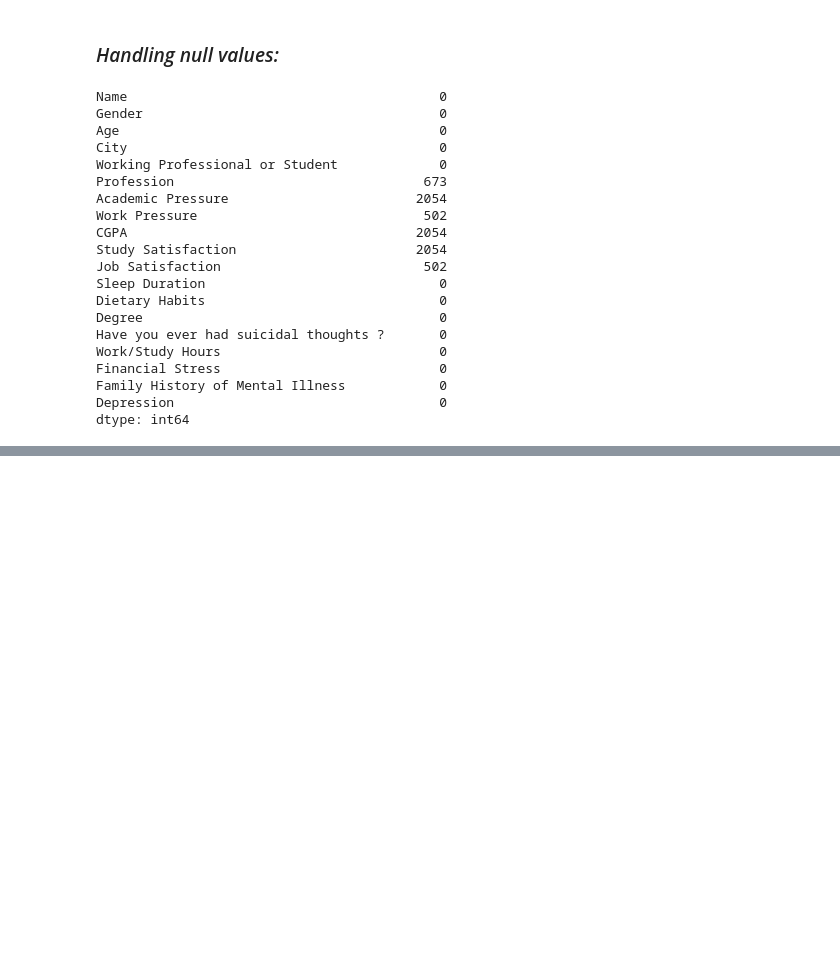
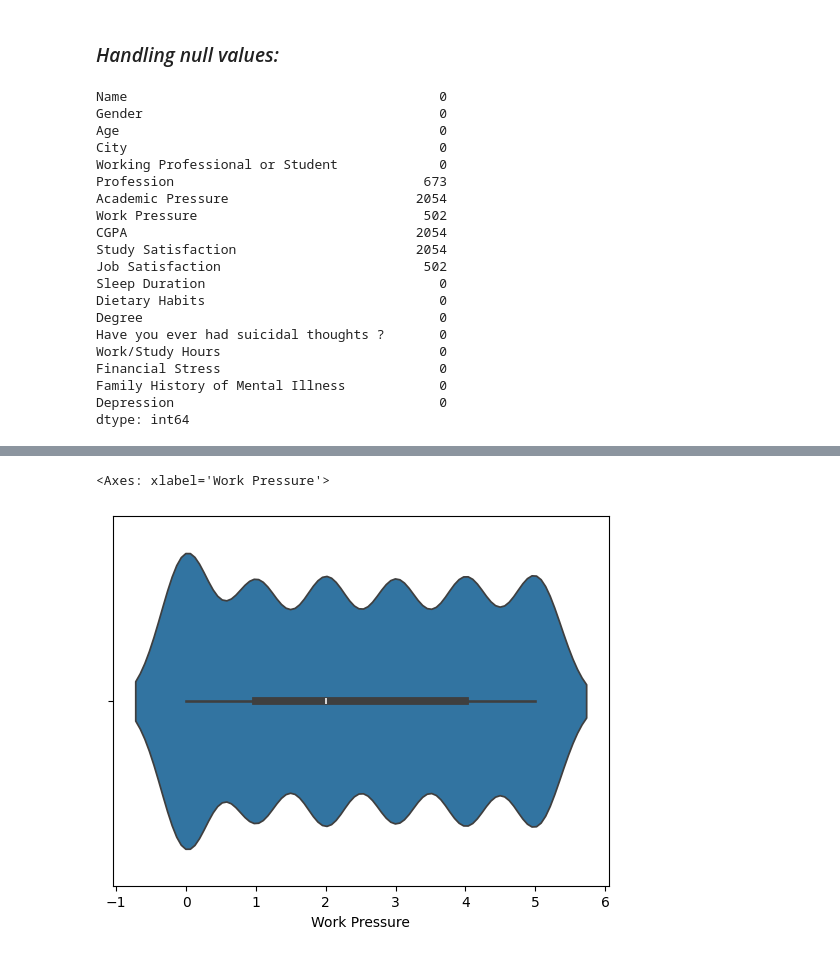
Before and after one commit to AbdessamadTzn/Sad-Brain-Analytics-Hackathon, a Jupyter notebook: sadbrainanalytics.ipynb, the cells around one changed output, grey strips where cells are left out. Drawn from its saved outputs; the diff is of its cells as text; code cells hidden in the pictures; blank space fills up the shorter version.

```diff
--- a/sadbrainanalytics.ipynb
+++ b/sadbrainanalytics.ipynb
@@ -246,0 +268,5 @@ np.int64(0)
+# %%
+sns.violinplot(data=df, x='Work Pressure')
+# %% [output]
+<Axes: xlabel='Work Pressure'>
+[figure, added]
```
Also changed, not shown: parts of 44 cells of this notebook.
